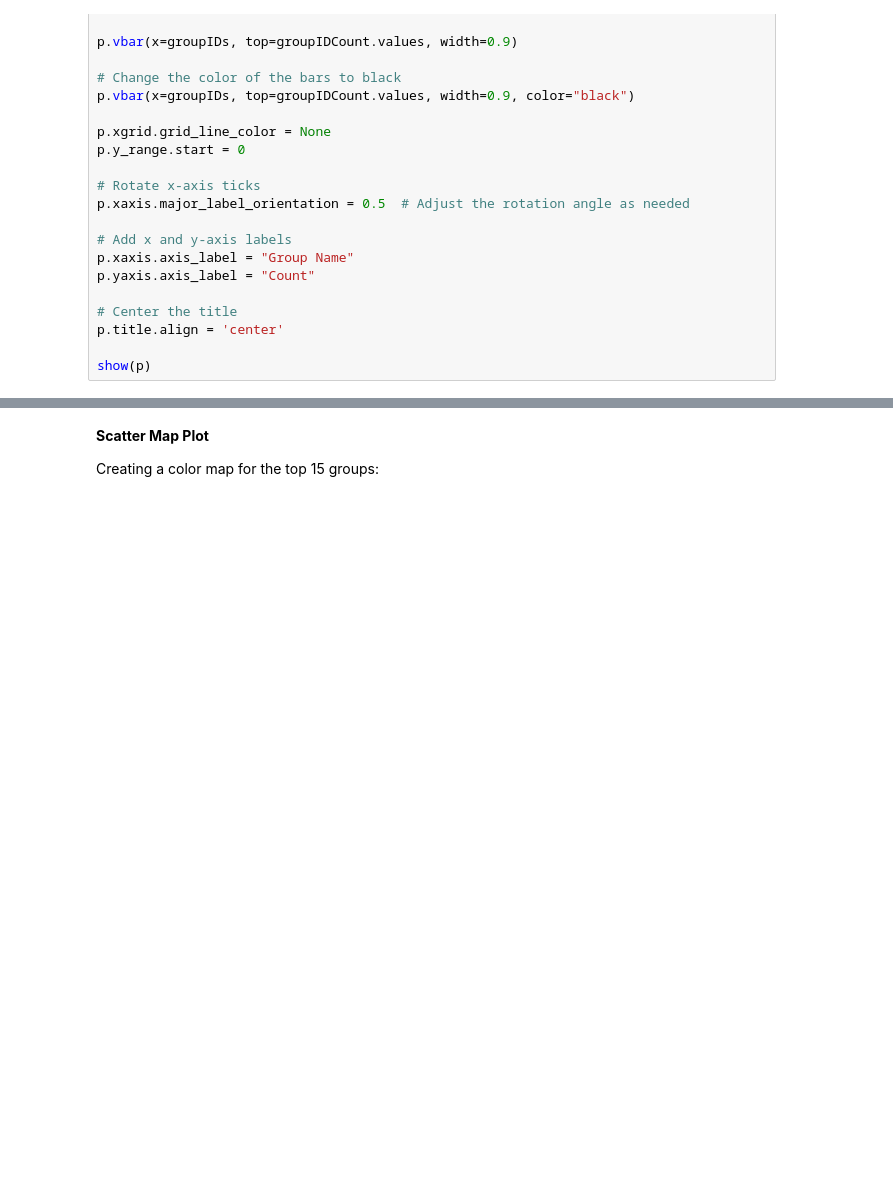
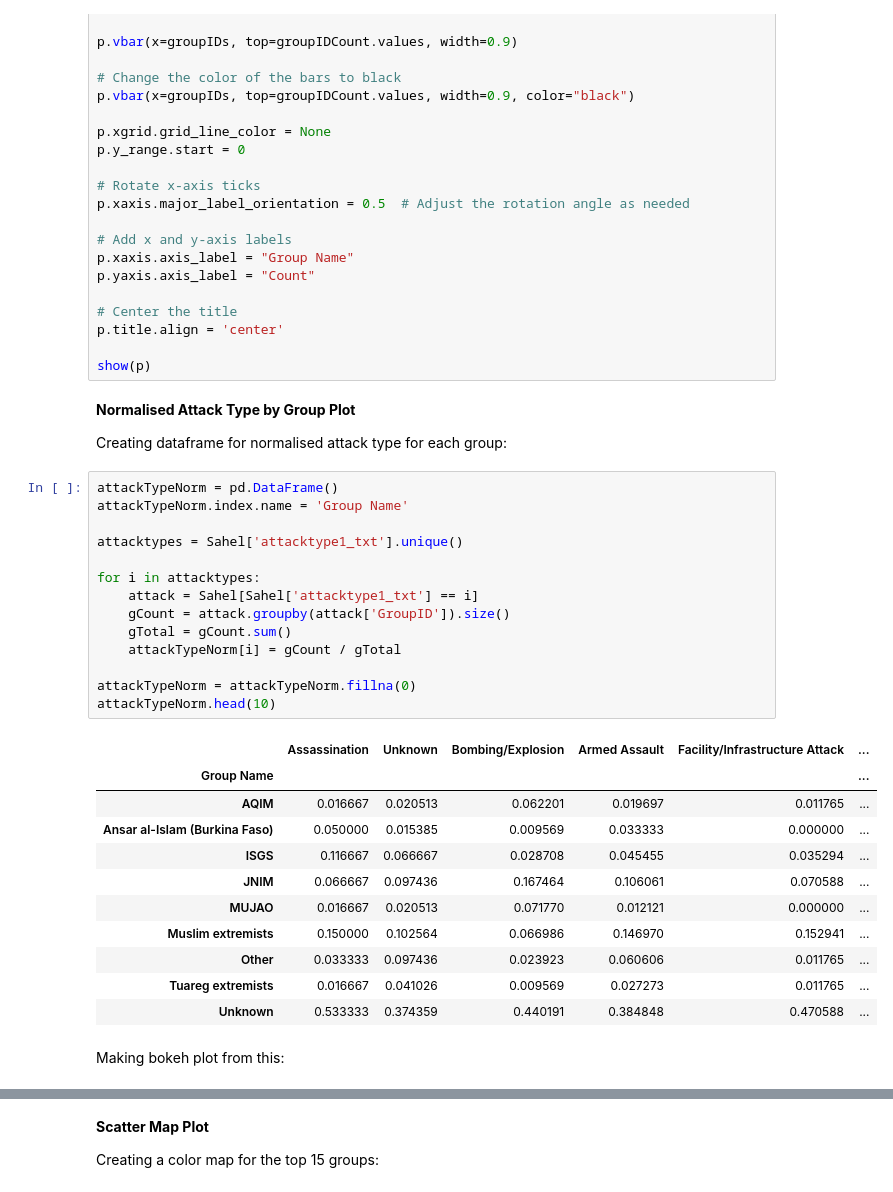
Before and after one commit to maxstalzer/maxstalzer.github.io, a Jupyter notebook: SahelNotebook.ipynb, the cells around one changed output, grey strips where cells are left out. Drawn from its saved outputs; the diff is of its cells as text; blank space fills up the shorter version.

Commit message:
plot selector

```diff
--- a/SahelNotebook.ipynb
+++ b/SahelNotebook.ipynb
@@ -239,3 +239,35 @@ p.yaxis.axis_label = "Count"
 p.title.align = 'center'
 
 show(p)
+# %% [markdown]
+**Normalised Attack Type by Group Plot**
+
+Creating dataframe for normalised attack type for each group:
+# %%
+attackTypeNorm = pd.DataFrame()
+attackTypeNorm.index.name = 'Group Name'
+
+attacktypes = Sahel['attacktype1_txt'].unique()
+
+for i in attacktypes:
+    attack = Sahel[Sahel['attacktype1_txt'] == i]
+    gCount = attack.groupby(attack['GroupID']).size()
+    gTotal = gCount.sum()
+    attackTypeNorm[i] = gCount / gTotal
+
+attackTypeNorm = attackTypeNorm.fillna(0)
+attackTypeNorm.head(10)
+# %% [output]
+|  | Assassination | Unknown | Bombing/Explosion | Armed Assault | Facility/Infrastructure Attack | ... |
+| Group Name |  |  |  |  |  | ... |
+| AQIM | 0.016667 | 0.020513 | 0.062201 | 0.019697 | 0.011765 | ... |
+| Ansar al-Islam (Burkina Faso) | 0.050000 | 0.015385 | 0.009569 | 0.033333 | 0.000000 | ... |
+| ISGS | 0.116667 | 0.066667 | 0.028708 | 0.045455 | 0.035294 | ... |
+| JNIM | 0.066667 | 0.097436 | 0.167464 | 0.106061 | 0.070588 | ... |
+| MUJAO | 0.016667 | 0.020513 | 0.071770 | 0.012121 | 0.000000 | ... |
+| Muslim extremists | 0.150000 | 0.102564 | 0.066986 | 0.146970 | 0.152941 | ... |
+| Other | 0.033333 | 0.097436 | 0.023923 | 0.060606 | 0.011765 | ... |
+| Tuareg extremists | 0.016667 | 0.041026 | 0.009569 | 0.027273 | 0.011765 | ... |
+| Unknown | 0.533333 | 0.374359 | 0.440191 | 0.384848 | 0.470588 | ... |
+# %% [markdown]
+Making bokeh plot from this:
```
Also changed, not shown: parts of 9 cells of this notebook, 4 other files.
